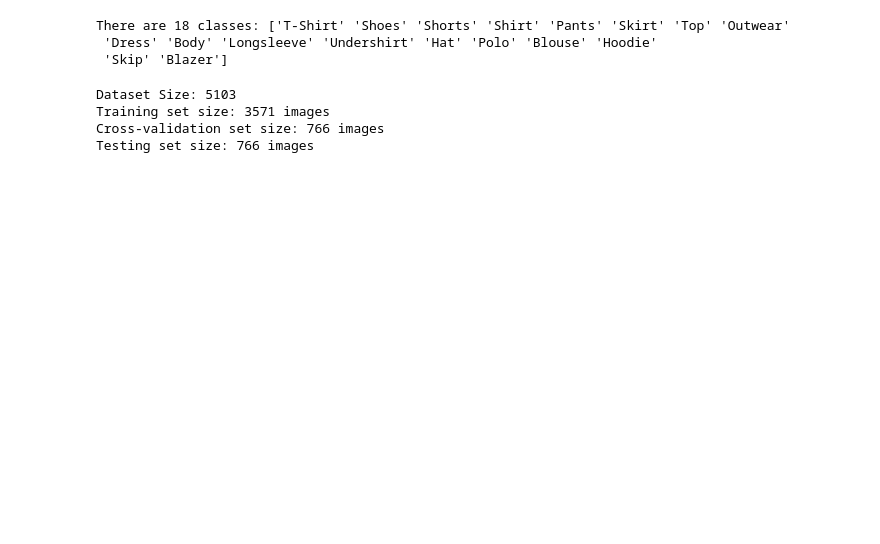
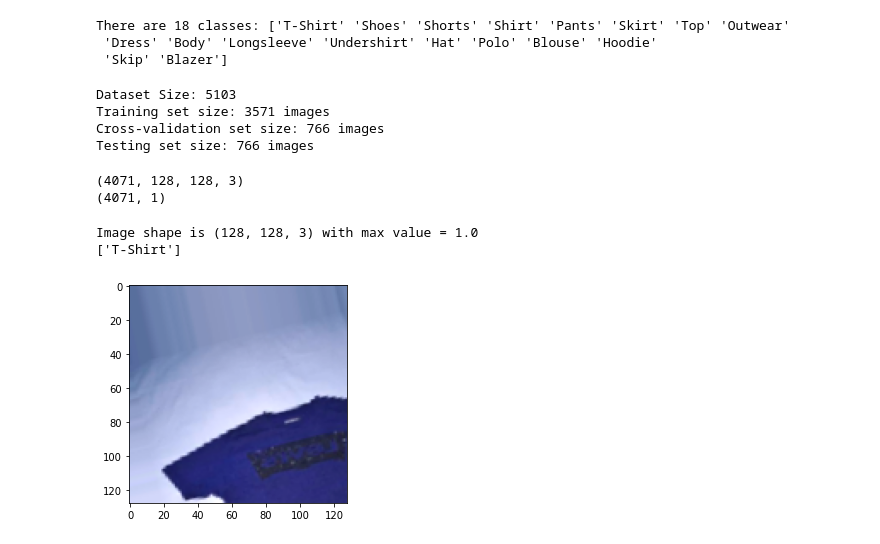
Before and after one commit to MostafaAshraf98/Google-Colab, a Jupyter notebook: Clothes_Description_Model.ipynb, the cells around one changed output. Cells and saved outputs as stored; diff of their text form; code cells hidden in the pictures; blank space fills up the shorter version.

Commit message:
Adding Data Augmentation 85% Val_Accuracy

```diff
--- a/Clothes_Description_Model.ipynb
+++ b/Clothes_Description_Model.ipynb
@@ -62,8 +63,8 @@ There are 18 classes: ['T-Shirt' 'Shoes' 'Shorts' 'Shirt' 'Pants' 'Skirt' 'Top'
  'Skip' 'Blazer']
 # %%
 #------------------------------ RESIZING IMAGES - NUMBER OF FEATURES -------------------------------------
-IMAGE_HEIGHT =  100
-IMAGE_WIDTH = 100
+IMAGE_HEIGHT =  128
+IMAGE_WIDTH = 128
 # %%
 #---------------------------READING IMAGES AND THEIR LABELS----------------------
 images = []
@@ -135,3 +117,68 @@ print(f'the size of the training set is {len(x_train)}')
+# %%
+#--------------------------------------DATA AUGMENTATION-----------------------------------------
+
+# Define image data generator for data augmentation
+datagen = ImageDataGenerator(
+    rotation_range=40,  # randomly rotate images by up to 40 degrees
+    width_shift_range=0.3,  # randomly shift images horizontally by up to 30%
+    height_shift_range=0.3,  # randomly shift images vertically by up to 30%
+    shear_range=0.2,  # randomly apply shearing transformations
+    zoom_range=0.3,  # randomly zoom in on images by up to 30%
+    channel_shift_range=20,  # randomly adjust brightness
+    brightness_range=[0.5, 1.5],  # randomly adjust brightness
+    horizontal_flip=True,  # randomly flip images horizontally
+    vertical_flip=True,  # randomly flip images vertically
+    fill_mode='nearest'  # fill in any gaps with the nearest pixel value
+)
+
+x_train = x_train * 255.0
+# Fit the data generator to your training data
+datagen.fit(x_train)
+
+# Define a function to generate augmented images and labels
+def generate_augmented_data(x, y, batch_size):
+    gen = datagen.flow(x, y, batch_size=batch_size)
+    while True:
+        x_batch, y_batch = gen.next()
+        yield x_batch, y_batch
+
+# Set batch size for training
+batch_size = 500
+
+# Generate augmented images and labels using the function defined above
+augmented_data = generate_augmented_data(x_train, y_train, batch_size)
+x_augmented, y_augmented = next(augmented_data)
+
+# Concatenate the original training set and the augmented images
+x_train = np.concatenate((x_train, x_augmented))
+x_train = x_train / 255.0
+m_train = x_train.shape[0]
+
+# Concatenate the original labels and the augmented labels
+y_train = np.concatenate((y_train, y_augmented))
+y_train = np.reshape(y_train,(y_train.shape[0],1))
+
+print(m_train)
+print(x_train.shape)
+print(y_train.shape)
+# %% [output]
+(4071, 128, 128, 3)
+(4071, 1)
+# %%
+#-------------------------SHOWING ONE IMAGE--------------------------------------
+# image = x_augmented[1]/255.0
+# label = y_augmented[1]
+image = x_train[4000]
+label = y_train[4000]
+print(f"Image shape is {image.shape} with max value = {np.max(image)}")
+category = class_names[label]
+print(category)
+plt.imshow(image)
+plt.show()
+# %% [output]
+Image shape is (128, 128, 3) with max value = 1.0
+['T-Shirt']
+[figure, added]
 # %%
 #----------------------------------------BUILD MODEL USING TRANSFER LEARNING----------------------------------------
 
```
Also changed, not shown: parts of 8 cells of this notebook.
